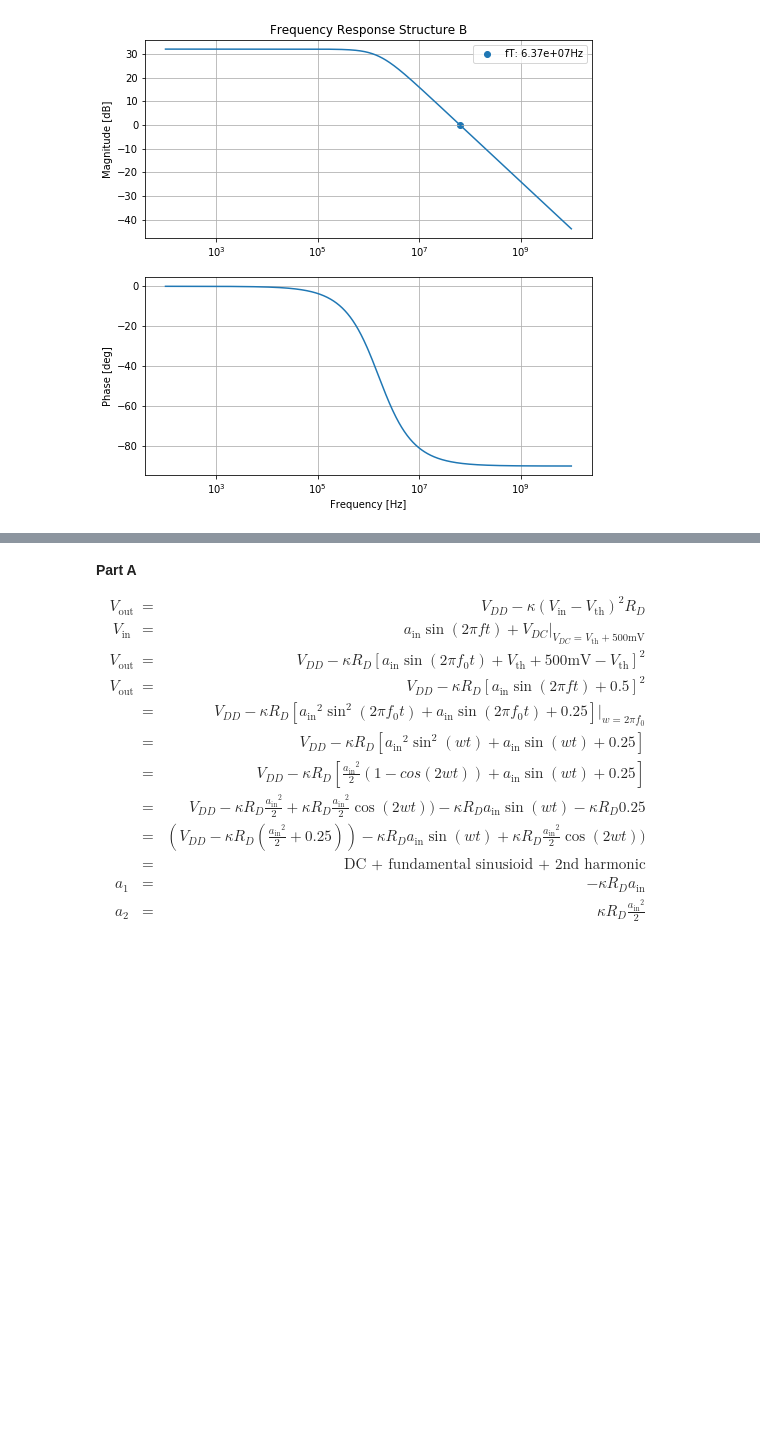
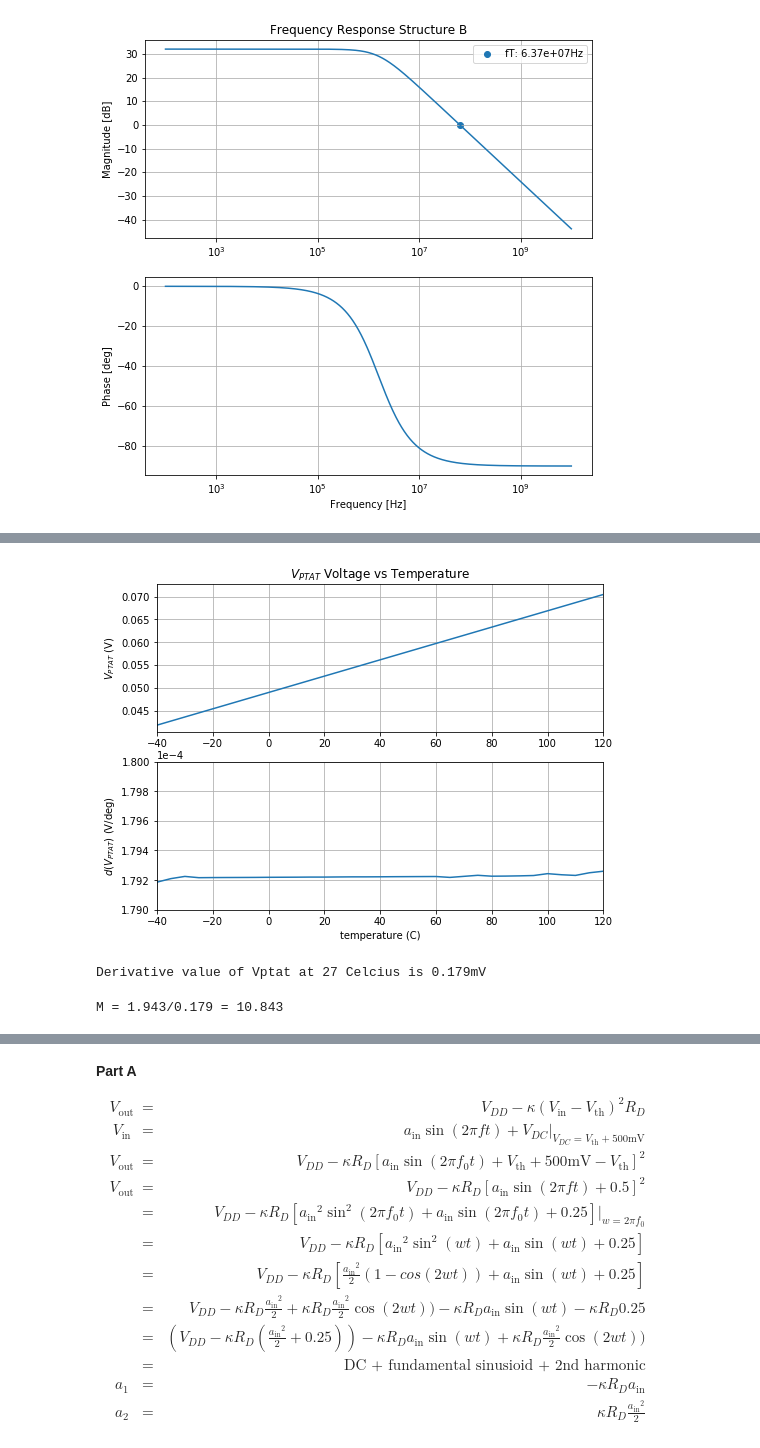
Before and after one commit to kegedy/EE538, a Jupyter notebook: hw/kevin/hw03/HW03.ipynb, the cells around one changed output, grey strips where cells are left out. Saved outputs shown, nothing was run; the diff lists cells and outputs as text; code cells hidden in the pictures; blank space fills up the shorter version.

```diff
--- a/hw/kevin/hw03/HW03.ipynb
+++ b/hw/kevin/hw03/HW03.ipynb
@@ -262,0 +350,28 @@ $\begin{eqnarray}
+# %%
+fig, axs = plt.subplots(2,figsize=(8,6))
+axs[0].set_title('$V_{PTAT}$ Voltage vs Temperature')
+axs[0].plot(df['temperature'], df['V(vptat)'],label='$V_{PTAT}$')
+axs[0].set_ylabel('$V_{PTAT}$ (V)')
+axs[0].set_xlim(-40, 120)
+axs[0].grid()
+#xs[0].legend()
+axs[1].plot(df['temperature'], df['d(V(vptat))'],label='$d($V_{PTAT}$)$')
+axs[1].set_ylabel('$d(V_{PTAT})$ (V/deg)')
+axs[1].set_xlabel('temperature (C)')
+axs[1].set_xlim(-40, 120)
+axs[1].set_ylim(179*1e-6, 180*1e-6)
+axs[1].grid()
+#xs[1].legend()
+axs[1].ticklabel_format(style='sci', axis='y', scilimits=(-4,-4))
+plt.show();
+# %% [output]
+[figure, added]
+# %%
+v2 = df.iloc[x0]['d(V(vptat))']
+print(f'Derivative value of Vptat at 27 Celcius is {round(1e3*v2,3)}mV')
+# %% [output]
+Derivative value of Vptat at 27 Celcius is 0.179mV
+# %%
+print(f'M = 1.943/0.179 = {round(-v1/v2,3)}')
+# %% [output]
+M = 1.943/0.179 = 10.843
```
Also changed, not shown: parts of 15 cells of this notebook, 5 other files.
